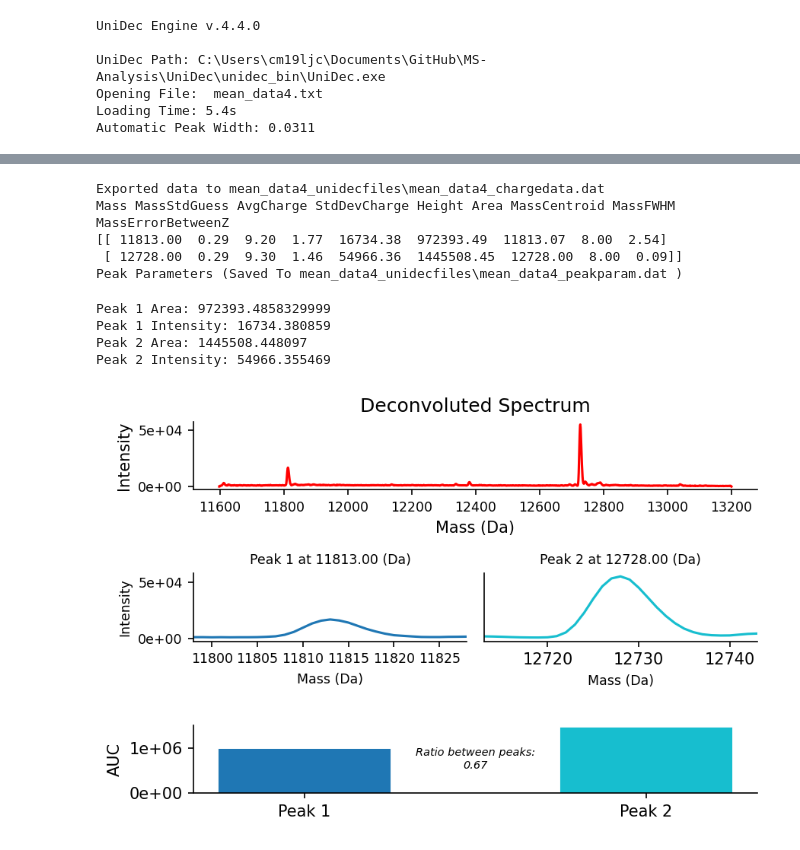
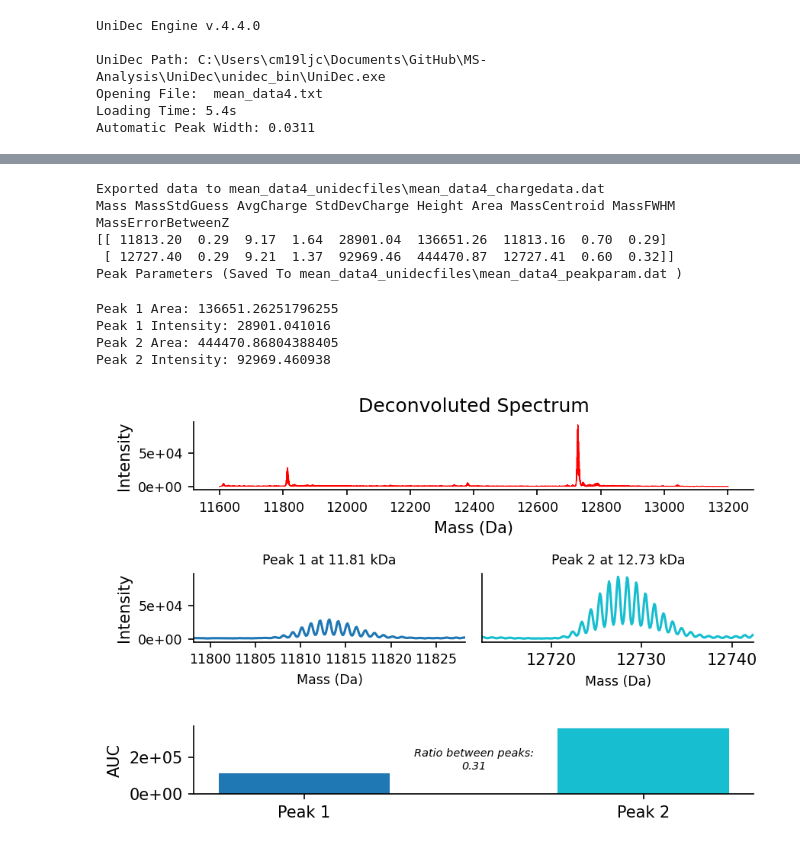
Before and after one commit to lawrencecollins/MS-Analysis, a Jupyter notebook: decon_final.ipynb, the cells around one changed output, grey strips where cells are left out. Drawn from its saved outputs; the diff is of its cells as text; code cells hidden in the pictures.

```diff
--- a/decon_final.ipynb
+++ b/decon_final.ipynb
@@ -44,10 +44,11 @@ eng.config.zzsig = 1 # charge smooth width (smooth charge state distributions)
 eng.config.psig = 1 # smooth nearby points (point smooth width, some = 1)
 eng.config.beta = 0 # suppress artifacts (beta, some = 50)
 
-eng.config.psfun = 0 # split G/L fit for iterations
+eng.config.psfun = 0 # Peak shape function (gaussian, lorentzian, split G/L)
 
 # Peak Selection and plotting
 eng.config.peaknorm = 0 # Normalise peaks (0 = off)
+eng.config.peakwindow = 10 # integration window / Da
 # %% [output]
 UniDec Engine v.4.4.0
 
@@ -90,8 +91,8 @@ eng.export_params(0)
 # %% [output]
 Exported data to mean_data4_unidecfiles\mean_data4_chargedata.dat
 Mass MassStdGuess AvgCharge StdDevCharge Height Area MassCentroid MassFWHM MassErrorBetweenZ
-[[ 11813.00  0.29  9.20  1.77  16734.38  972393.49  11813.07  8.00  2.54]
- [ 12728.00  0.29  9.30  1.46  54966.36  1445508.45  12728.00  8.00  0.09]]
+[[ 11813.20  0.29  9.17  1.64  28901.04  136651.26  11813.16  0.70  0.29]
+ [ 12727.40  0.29  9.21  1.37  92969.46  444470.87  12727.41  0.60  0.32]]
 Peak Parameters (Saved To mean_data4_unidecfiles\mean_data4_peakparam.dat )
 # %%
 # export peak params into separate lists
@@ -107,10 +108,10 @@ for i in range(0, len(eng.peakparams)):
     print("Peak {} Area: {}".format(i+1, eng.peakparams[i][5]))
     print("Peak {} Intensity: {}".format(i+1, eng.peakparams[i][4]))
 # %% [output]
-Peak 1 Area: 972393.4858329999
-Peak 1 Intensity: 16734.380859
-Peak 2 Area: 1445508.448097
-Peak 2 Intensity: 54966.355469
+Peak 1 Area: 136651.26251796255
+Peak 1 Intensity: 28901.041016
+Peak 2 Area: 444470.86804388405
+Peak 2 Intensity: 92969.460938
 # %%
 # peak windows
 peak_windows = [[i-15, i+15] for i in masses]
@@ -127,7 +128,7 @@ def get_colors(number, cmap = 'tab10'):
 
 # full spectrum
 ax1 = fig.add_subplot(gs[0, :])
-ax1.plot(eng.data.massdat[:, 0], eng.data.massdat[:, 1], c = 'red')
+ax1.plot(eng.data.massdat[:, 0], eng.data.massdat[:, 1], c = 'red', linewidth = 0.5)
 ax1.set_title("Deconvoluted Spectrum")
 ax1.set_xlabel("Mass (Da)")
 ax1.set_ylabel("Intensity")
@@ -142,36 +143,37 @@ for i in range(len(peak_nums)):
     ax2 = fig.add_subplot(gs[1, i])
     ax2.plot(eng.data.massdat[:, 0], eng.data.massdat[:, 1], c = get_colors(len(peak_nums))[i])
     ax2.set_xlim(peak_windows[i][0], peak_windows[i][1])
-    ax2.set_title("{} at {:.2f} (Da)".format(peak_nums[i], masses[i]), fontsize = 'small')
+    ax2.set_title("{} at {:.2f} kDa".format(peak_nums[i], masses[i]/1000), fontsize = 'small')
     ax2.set_xlabel("Mass (Da)", fontsize = 'small')
+
     if i == 0:
-        ax2.set_ylabel("Intensity", fontsize = 'small')
+        ax2.set_ylabel("Intensity")
         ax2.yaxis.set_major_formatter(ticker.FormatStrFormatter('%0.0e'))
         ax2.tick_params(labelsize = 'small')
     else:
         ax2.tick_params(left = False)
         ax2.set(yticklabels = [])
     ax2.spines['right'].set_visible(False)
     ax2.spines['top'].set_visible(False)
 
 
 ax3 = fig.add_subplot(gs[2, :])
 barchart = ax3.bar(peak_nums, peak_areas, width = 0.5)
 
 for i in range(len(peak_nums)):
 
     barchart[i].set_color(get_colors(len(peak_nums))[i])
 
 ax3.yaxis.set_major_formatter(ticker.FormatStrFormatter('%0.0e'))
 ax3.set_ylabel("AUC")
 ax3.spines['right'].set_visible(False)
 ax3.spines['top'].set_visible(False)
 
 if len(peak_nums) == 2:
     ax3.annotate("Ratio between peaks:\n{:.2f}".format(peak_areas[0]/peak_areas[1]),
                  (0.5, 0.5), xycoords='axes fraction', va='center', ha='center',
                  fontsize = 'x-small', fontstyle = 'oblique')
 
 plt.show()
 # %% [output]
-[figure, old version]
+[figure, new version]
```
Also changed, not shown: parts of 3 cells of this notebook, 25 other files.
